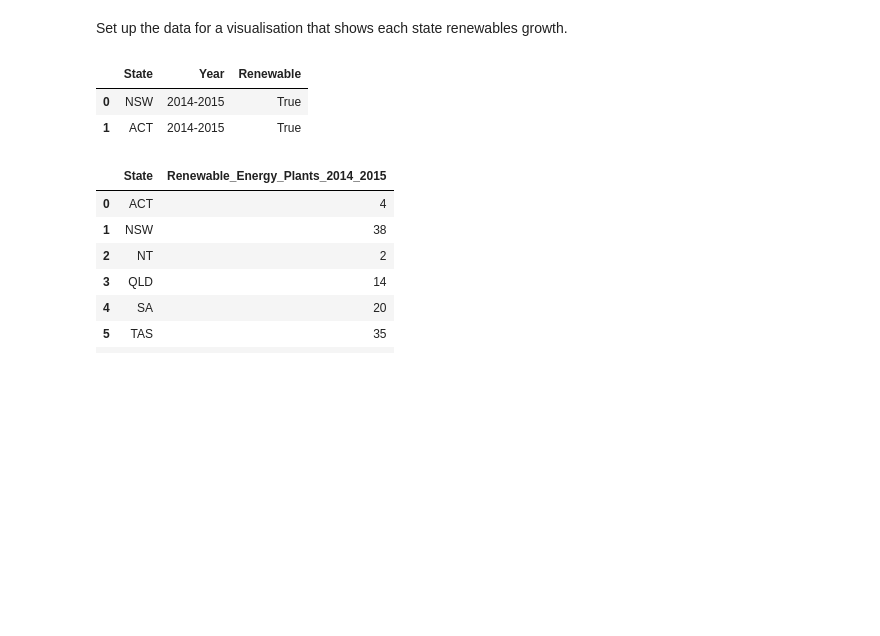
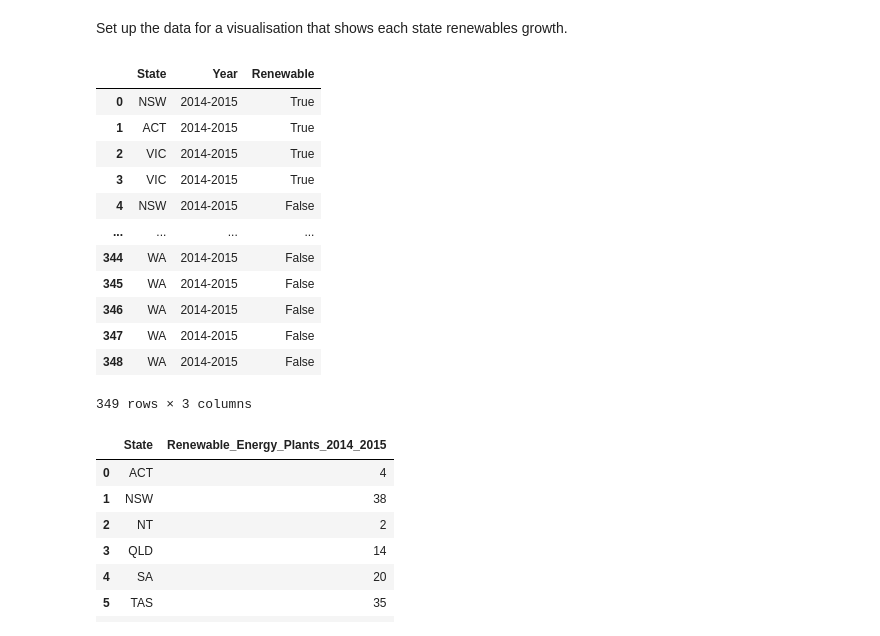
Before and after one commit to Carly-Jane/Australian_Energy_Insights, a Jupyter notebook: notebooks/transform_and_load.ipynb, the cells around one changed output. Drawn from its saved outputs; the diff is of its cells as text; code cells hidden in the pictures; blank space fills up the shorter version.

```diff
--- a/notebooks/transform_and_load.ipynb
+++ b/notebooks/transform_and_load.ipynb
@@ -42,11 +42,21 @@ twe_twentyo_energy_production.insert_many(tt_transformed.to_dict('records'))
 Set up the data for a visualisation that shows each state renewables growth.
 # %%
 ff_transformed_progression = ff_transformed[["State", "Year", "Renewable"]]
-ff_transformed_progression.head(2)
+ff_transformed_progression
 # %% [output]
 |  | State | Year | Renewable |
 | 0 | NSW | 2014-2015 | True |
 | 1 | ACT | 2014-2015 | True |
+| 2 | VIC | 2014-2015 | True |
+| 3 | VIC | 2014-2015 | True |
+| 4 | NSW | 2014-2015 | False |
+| ... | ... | ... | ... |
+| 344 | WA | 2014-2015 | False |
+| 345 | WA | 2014-2015 | False |
+| 346 | WA | 2014-2015 | False |
+| 347 | WA | 2014-2015 | False |
+| 348 | WA | 2014-2015 | False |
+349 rows × 3 columns
 # %%
 ff_transformed_progression_renewable = ff_transformed_progression.loc[ff_transformed_progression["Renewable"] == True]
 ff_transformed_progression_renewable
```
Also changed, not shown: parts of 1 cell of this notebook, 2 other files.
